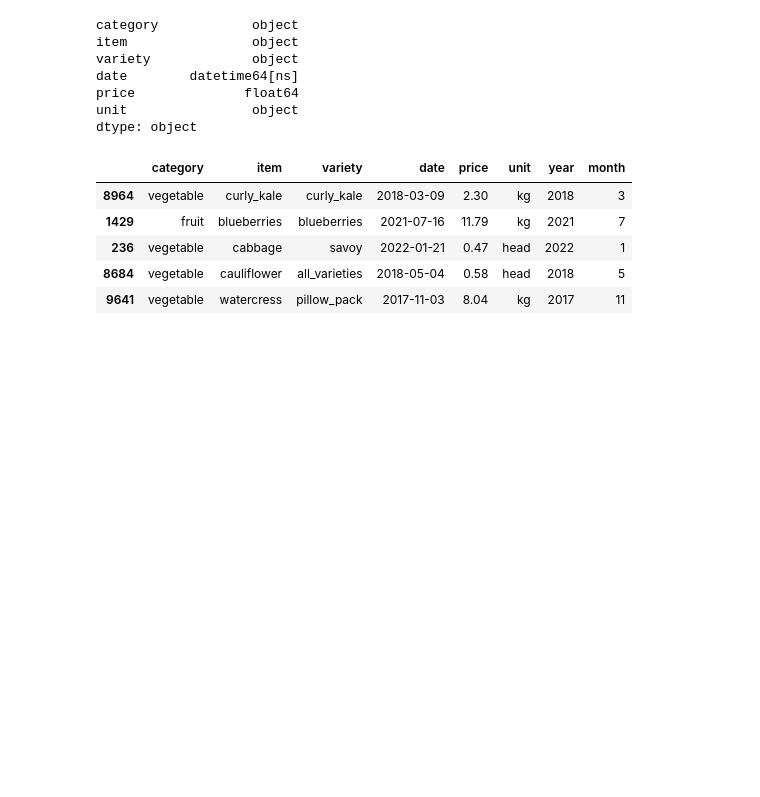
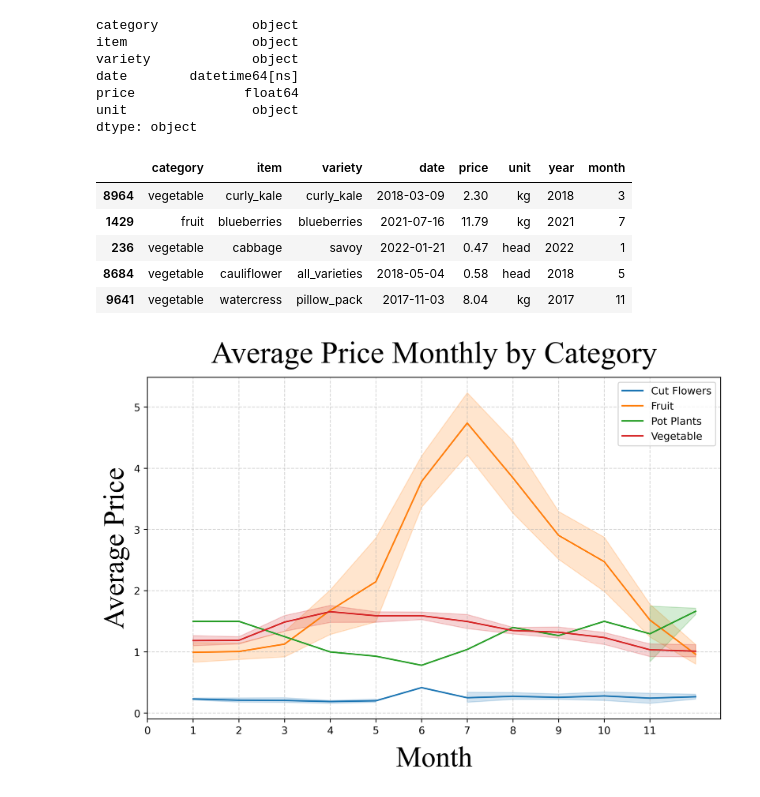
Before and after one commit to CRPeace/Produce_EDA, a Jupyter notebook: UK Produce - Exploratory Data Analysis.ipynb, the cells around one changed output. Cells and saved outputs as stored; diff of their text form; code cells hidden in the pictures; blank space fills up the shorter version.

```diff
--- a/UK Produce - Exploratory Data Analysis.ipynb
+++ b/UK Produce - Exploratory Data Analysis.ipynb
@@ -381,3 +381,27 @@ df.sample(5)
 | 236 | vegetable | cabbage | savoy | 2022-01-21 | 0.47 | head | 2022 | 1 |
 | 8684 | vegetable | cauliflower | all_varieties | 2018-05-04 | 0.58 | head | 2018 | 5 |
 | 9641 | vegetable | watercress | pillow_pack | 2017-11-03 | 8.04 | kg | 2017 | 11 |
+# %%
+#setting up the group and aggregation
+avg_price_df = (df
+                    .groupby(['category', 'year', 'month'])
+                    ['price'].mean()
+                    .reset_index(name='avg_price')
+               )
+
+# plotting the average price over time for each category
+plt.figure(figsize=(10, 6), dpi=400)
+for category in avg_price_df['category'].unique():
+    category_df = avg_price_df[avg_price_df['category'] == category]
+    clean_cat = category.replace('_', ' ').title()
+    sns.lineplot(data=category_df, x='month', y='avg_price',
+             label=clean_cat)
+
+plt.title('Average Price Monthly by Category', font='times new roman', size=30, pad=14)
+plt.ylabel('Average Price', font='times new roman', size=28)
+plt.xlabel('Month', font='times new roman', size=28, labelpad=10)
+plt.grid(ls='--', alpha=.5)
+plt.legend(loc='upper right')
+plt.xticks(range(12));
+# %% [output]
+[figure, added]
```
